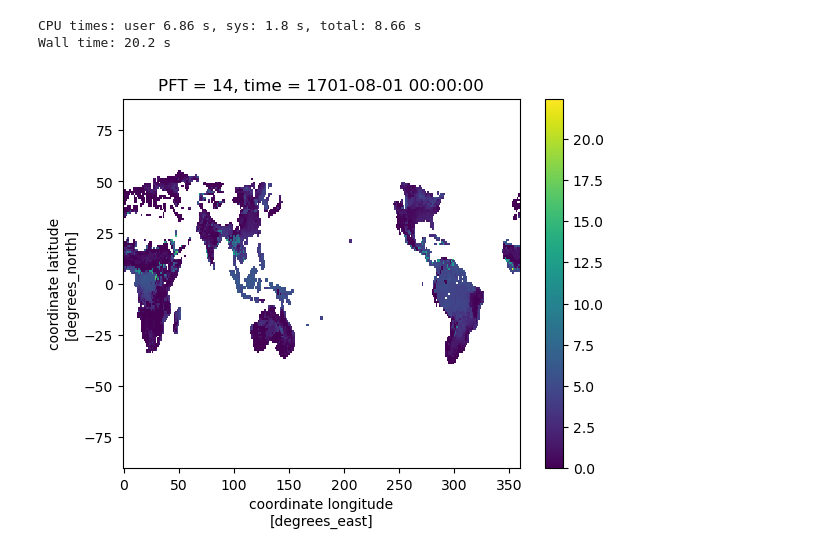
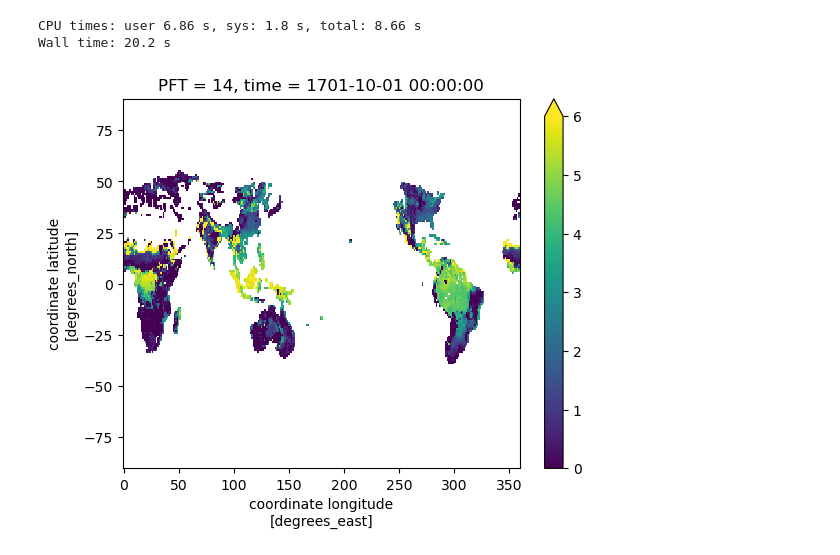
Before and after one commit to djk2120/ctsm_trendy_2023, a Jupyter notebook: postp/pft_regridding.ipynb, the cells around one changed output. Saved outputs shown, nothing was run; the diff lists cells and outputs as text; code cells hidden in the pictures.

```diff
--- a/postp/pft_regridding.ipynb
+++ b/postp/pft_regridding.ipynb
@@ -54,6 +54,6 @@ lai_14=pftgrid(ds,'TLAI',14)
 CPU times: user 6.86 s, sys: 1.8 s, total: 8.66 s
 Wall time: 20.2 s
 # %%
-lai_14.isel(time=6,PFT=0).plot();
+lai_14.isel(time=8,PFT=0).plot(vmax=6);
 # %% [output]
-[figure, old version]
+[figure, new version]
```
